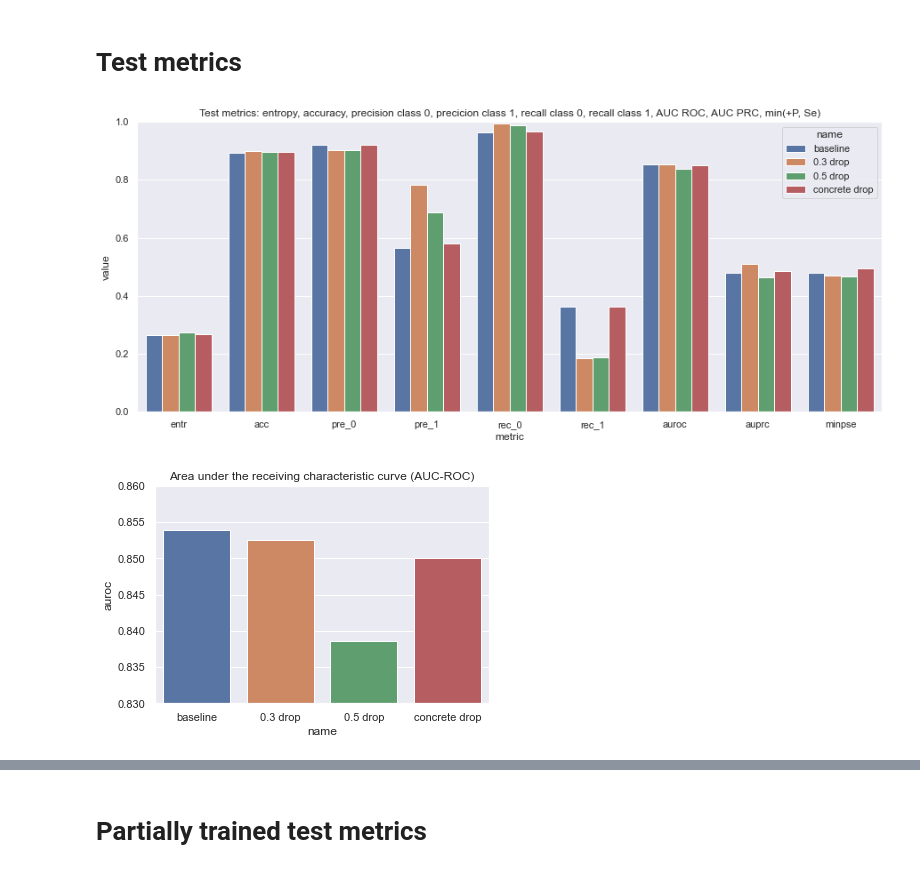
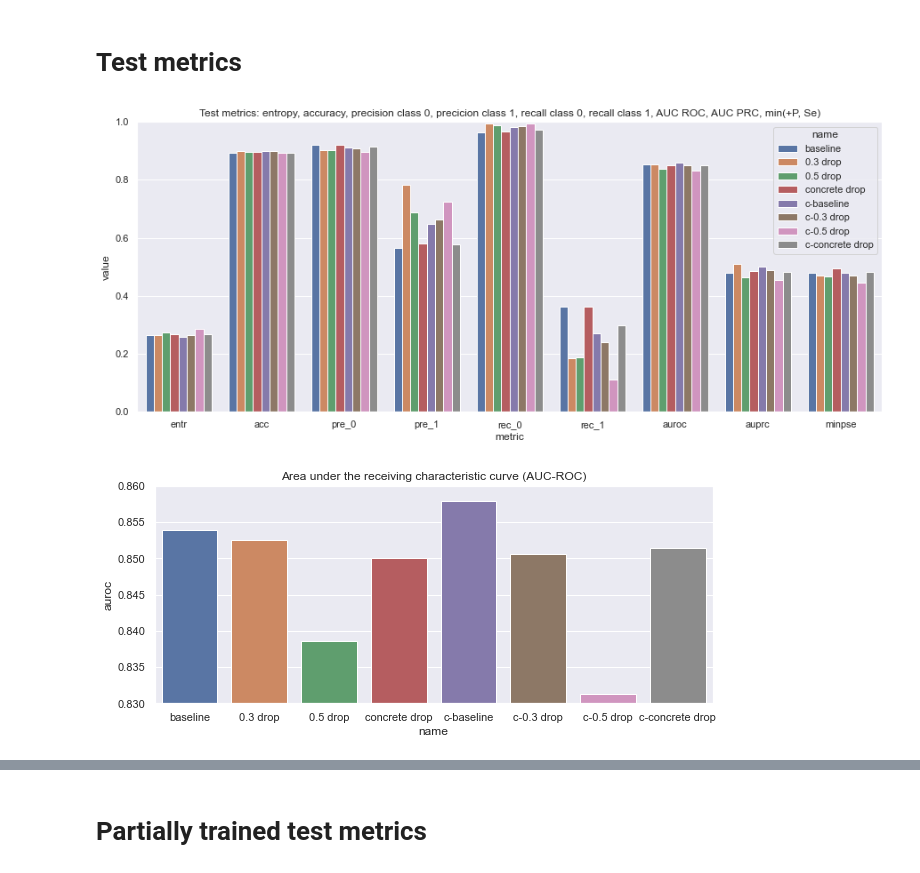
Before and after one commit to nlhkh/mimic3-benchmarks, a Jupyter notebook: Analyze results.ipynb, the cells around one changed output, grey strips where cells are left out. Saved outputs shown, nothing was run; the diff lists cells and outputs as text; code cells hidden in the pictures.

```diff
--- a/Analyze results.ipynb
+++ b/Analyze results.ipynb
@@ -40,12 +58,19 @@ plt.show()
 # Test metrics
 # %%
 test_columns = ["name", "entr", "acc", "pre_0", "pre_1", "rec_0", "rec_1", "auroc", "auprc", "minpse", "epis", "alea", "uncertainty"]
+
 test_baseline = ["baseline", 0.26587815453112473, 0.8940049409866333, 0.9205342531204224, 0.5643153786659241, 0.9633123874664307, 0.3636363744735718, 0.8539716439272488, 0.4781193222878521, 0.4786096256684492]
 test_03 = ["0.3 drop", 0.26438881113908824, 0.8998764157295227, 0.903113067150116, 0.7840909361839294, 0.9933612942695618, 0.18449197709560394, 0.8525758883694512, 0.5099098118943177, 0.47058823529411764, 0.00303400750271976, 0.0835852101445198, 0.08661922067403793]
 test_05 = ["0.5 drop", 0.274401043504891, 0.8961681127548218, 0.9029993414878845, 0.686274528503418, 0.9888190031051636, 0.1871657818555832, 0.8386127273474665, 0.4632016589973929, 0.4656084656084656, 0.005050228908658028, 0.08416983485221863, 0.0892200618982315]
 test_concrete = ["concrete drop", 0.2669386616446094, 0.8961681127548218, 0.9207195043563843, 0.5811966061592102, 0.965758204460144, 0.3636363744735718, 0.8500852027489098, 0.4863947293394888, 0.4946524064171123, 1.384819062375282e-16, 0.0782242938876152, 0.0782242938876152]
-### TODO: add channel-wise metrics here too
-test_metrics = pd.DataFrame(data=[test_baseline, test_03, test_05, test_concrete],
+
+test_c_baseline = ["c-baseline", 0.2595379542951082, 0.8986402750015259, 0.9113636612892151, 0.6474359035491943, 0.980782687664032, 0.2700534760951996, 0.8579085341016529, 0.5004313835350334, 0.4786096256684492]
+test_c_03 = ["c-0.3 drop", 0.2655097262505603, 0.8980222344398499, 0.9083871245384216, 0.6617646813392639, 0.983927309513092, 0.24064171314239502, 0.8505803503028807, 0.48695286731527965, 0.47058823529411764, 0.0025706076994538307, 0.08310987055301666, 0.08568047732114792]
+test_c_05 = ["c-0.5 drop", 0.2848693079686964, 0.8924598097801208, 0.8955317735671997, 0.7241379022598267, 0.9944095015525818, 0.11229946464300156, 0.8312574505693263, 0.45326235192515213, 0.44533333333333336, 0.0033708070404827595, 0.10026935487985611, 0.10364016145467758]
+test_c_concrete = ["c-concrete drop", 0.26659640684996977, 0.8936959505081177, 0.913872480392456, 0.5773195624351501, 0.9713487029075623, 0.29946523904800415, 0.8513520330945414, 0.4828176474054224, 0.48128342245989303, 1.224508547986749e-16, 0.06752833724021912, 0.06752833724021912]
+
+test_metrics = pd.DataFrame(data=[test_baseline, test_03, test_05, test_concrete,
+                                 test_c_baseline, test_c_03, test_c_05, test_c_concrete],
                                 columns=test_columns)
 test_metrics["name"] = test_metrics["name"].astype("string")
 # %%
@@ -59,11 +84,12 @@ plt.ylim(0, 1)
 plt.title("Test metrics: entropy, accuracy, precision class 0, precicion class 1, recall class 0, recall class 1, AUC ROC, AUC PRC, min(+P, Se)")
 plt.show()
 # %% [output]
-[figure, old version]
+[figure, new version]
 # %%
+plt.figure(figsize=(10, 4))
 sns.barplot(x="name", y="auroc", data=test_metrics)
 plt.ylim(0.83, 0.86)
 plt.title("Area under the receiving characteristic curve (AUC-ROC)")
 plt.show()
 # %% [output]
-[figure, old version]
+[figure, new version]
```
Also changed, not shown: parts of 10 cells of this notebook, 1 other file.
